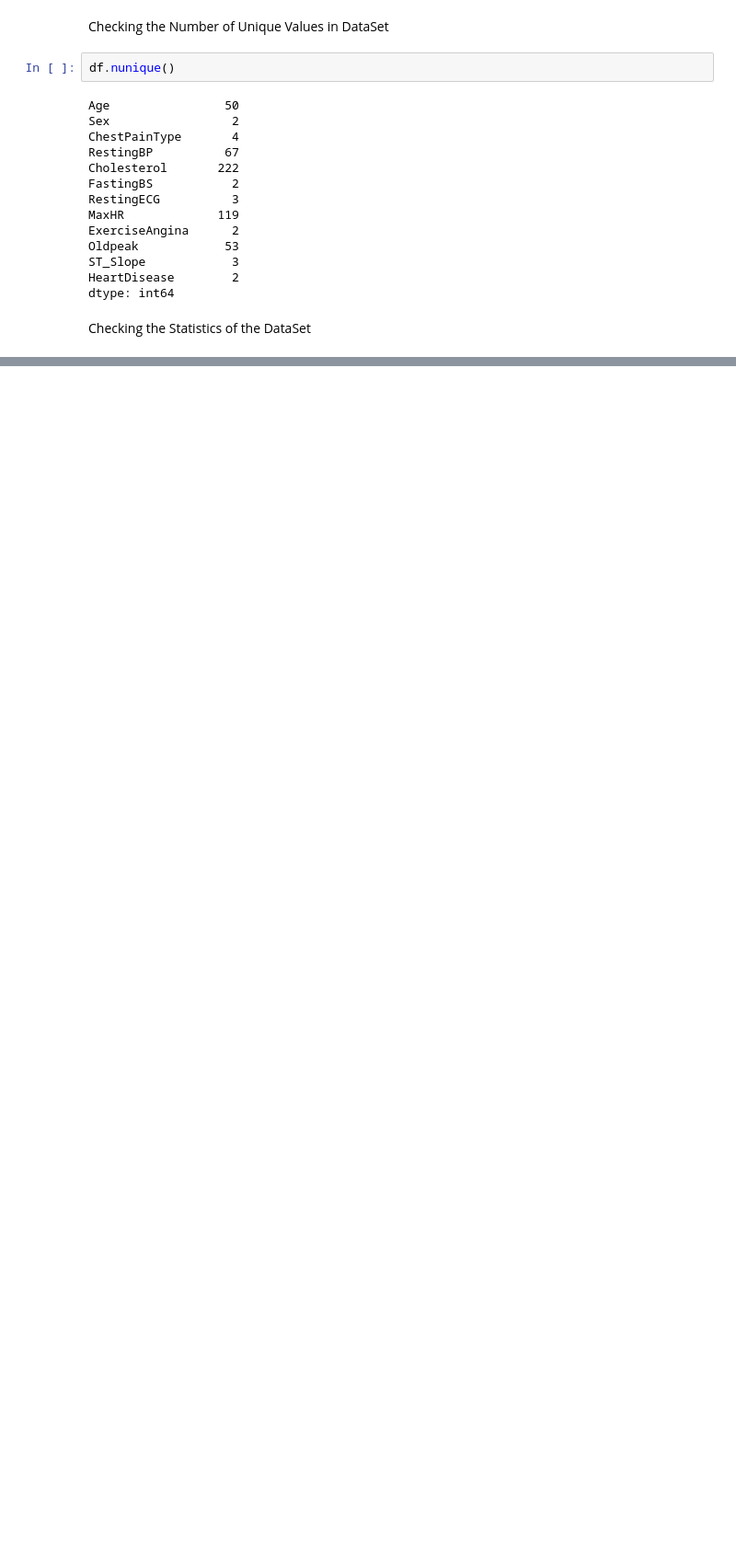
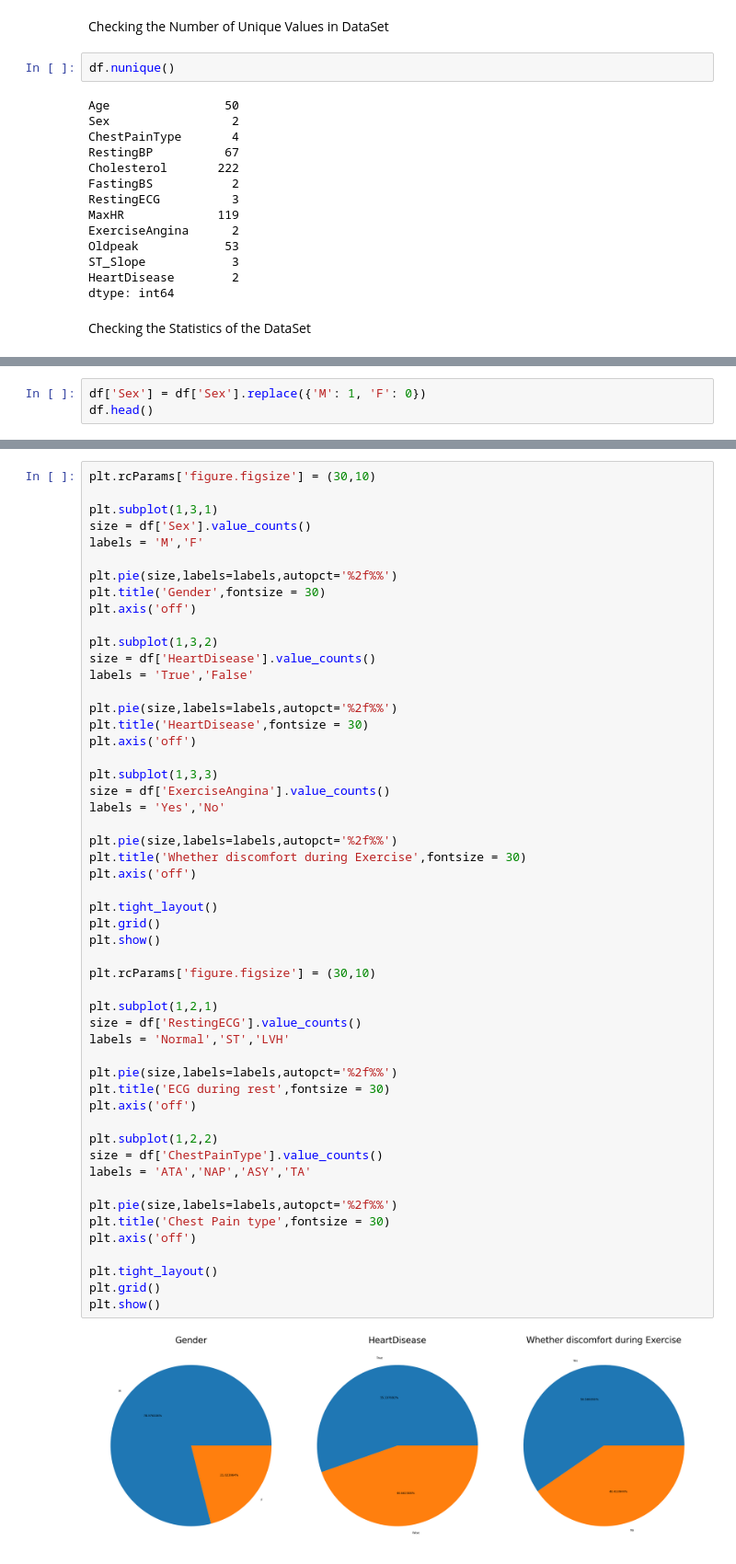
Before and after one commit to PANDURANGAREDDY-19/MiniProject, a Jupyter notebook: notebook/EDA.ipynb, the cells around one changed output, grey strips where cells are left out. Shown at 92% size. Cells and saved outputs as stored; diff of their text form; blank space fills up the shorter version.

```diff
--- a/notebook/EDA.ipynb
+++ b/notebook/EDA.ipynb
@@ -185,0 +256,3 @@ plt.tight_layout()
+# %%
+df['Sex'] = df['Sex'].replace({'M': 1, 'F': 0})
+df.head()
@@ -185,0 +268,54 @@ plt.tight_layout()
+# %%
+plt.rcParams['figure.figsize'] = (30,10)
+
+plt.subplot(1,3,1)
+size = df['Sex'].value_counts()
+labels = 'M','F'
+
+plt.pie(size,labels=labels,autopct='%2f%%')
+plt.title('Gender',fontsize = 30)
+plt.axis('off')
+
+plt.subplot(1,3,2)
+size = df['HeartDisease'].value_counts()
+labels = 'True','False'
+
+plt.pie(size,labels=labels,autopct='%2f%%')
+plt.title('HeartDisease',fontsize = 30)
+plt.axis('off')
+
+plt.subplot(1,3,3)
+size = df['ExerciseAngina'].value_counts()
+labels = 'Yes','No'
+
+plt.pie(size,labels=labels,autopct='%2f%%')
+plt.title('Whether discomfort during Exercise',fontsize = 30)
+plt.axis('off')
+
+plt.tight_layout()
+plt.grid()
+plt.show()
+
+plt.rcParams['figure.figsize'] = (30,10)
+
+plt.subplot(1,2,1)
+size = df['RestingECG'].value_counts()
+labels = 'Normal','ST','LVH'
+
+plt.pie(size,labels=labels,autopct='%2f%%')
+plt.title('ECG during rest',fontsize = 30)
+plt.axis('off')
+
+plt.subplot(1,2,2)
+size = df['ChestPainType'].value_counts()
+labels = 'ATA','NAP','ASY','TA'
+
+plt.pie(size,labels=labels,autopct='%2f%%')
+plt.title('Chest Pain type',fontsize = 30)
+plt.axis('off')
+
+plt.tight_layout()
+plt.grid()
+plt.show()
+# %% [output]
+[figure, added]
```
Also changed, not shown: parts of 38 cells of this notebook, 5 other files.
